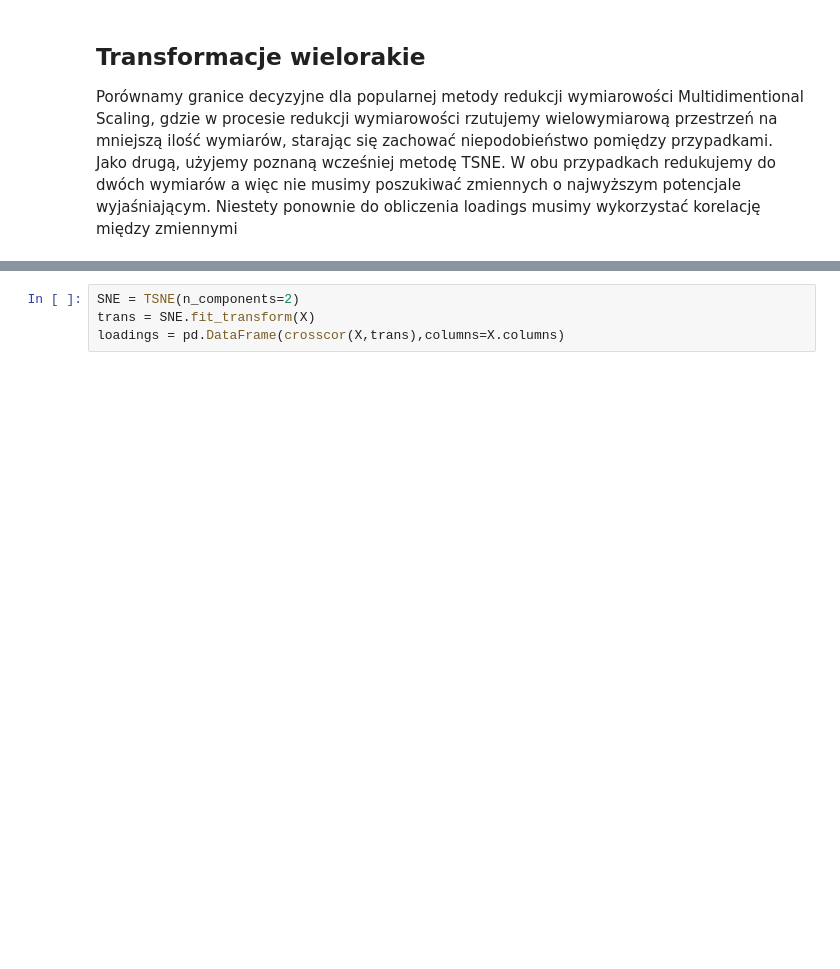
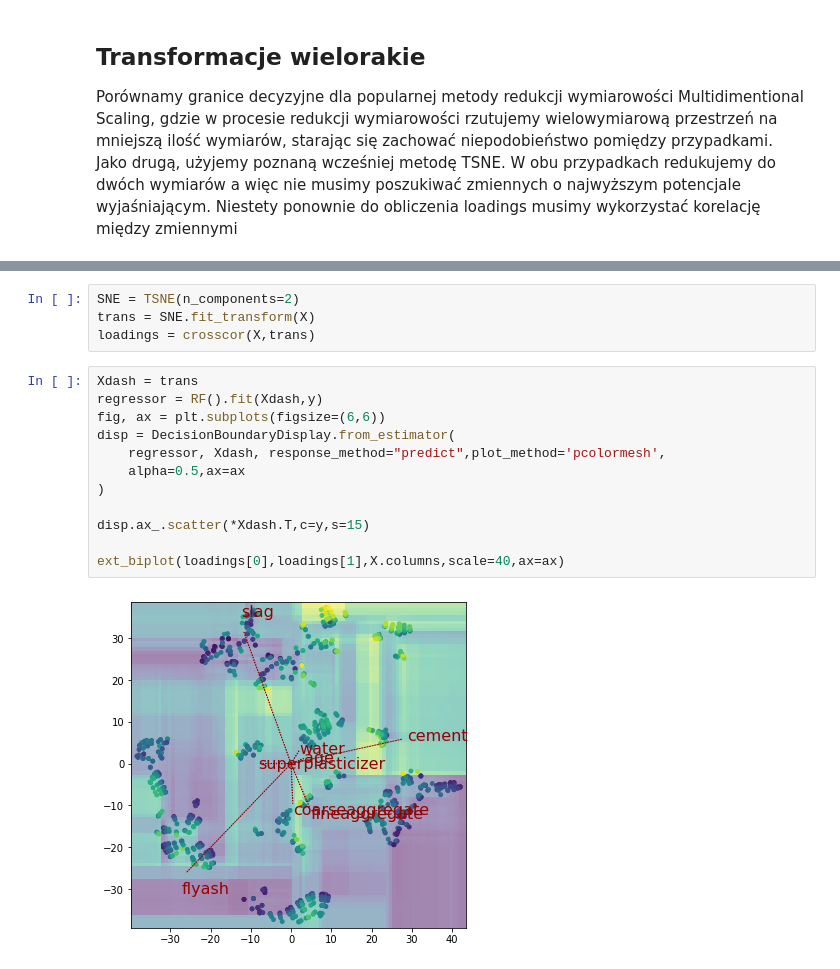
Before and after one commit to jarekj71/interpretacyjne_uczenie_maszynowe, a Jupyter notebook: interpretacyjne_uczenie_maszynowe/ium_granice_decyzyjne.ipynb, the cells around one changed output, grey strips where cells are left out. Cells and saved outputs as stored; diff of their text form; blank space fills up the shorter version.

```diff
--- a/interpretacyjne_uczenie_maszynowe/ium_granice_decyzyjne.ipynb
+++ b/interpretacyjne_uczenie_maszynowe/ium_granice_decyzyjne.ipynb
@@ -248,4 +247,18 @@ ValueError: n_features must be equal to 2. Got 8 instead.
 # %%
 SNE = TSNE(n_components=2)
 trans = SNE.fit_transform(X)
-loadings = pd.DataFrame(crosscor(X,trans),columns=X.columns)
+loadings = crosscor(X,trans)
+# %%
+Xdash = trans
+regressor = RF().fit(Xdash,y)
+fig, ax = plt.subplots(figsize=(6,6))
+disp = DecisionBoundaryDisplay.from_estimator(
+    regressor, Xdash, response_method="predict",plot_method='pcolormesh',
+    alpha=0.5,ax=ax
+)
+
+disp.ax_.scatter(*Xdash.T,c=y,s=15)
+
+ext_biplot(loadings[0],loadings[1],X.columns,scale=40,ax=ax)
+# %% [output]
+[figure, added]
```
Also changed, not shown: parts of 7 cells of this notebook.
